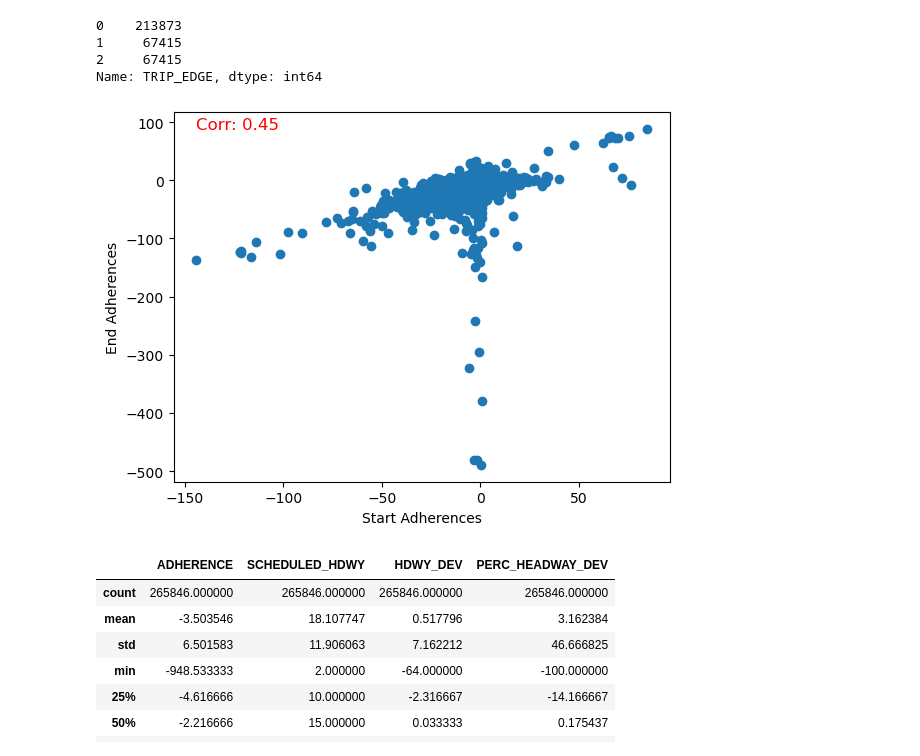
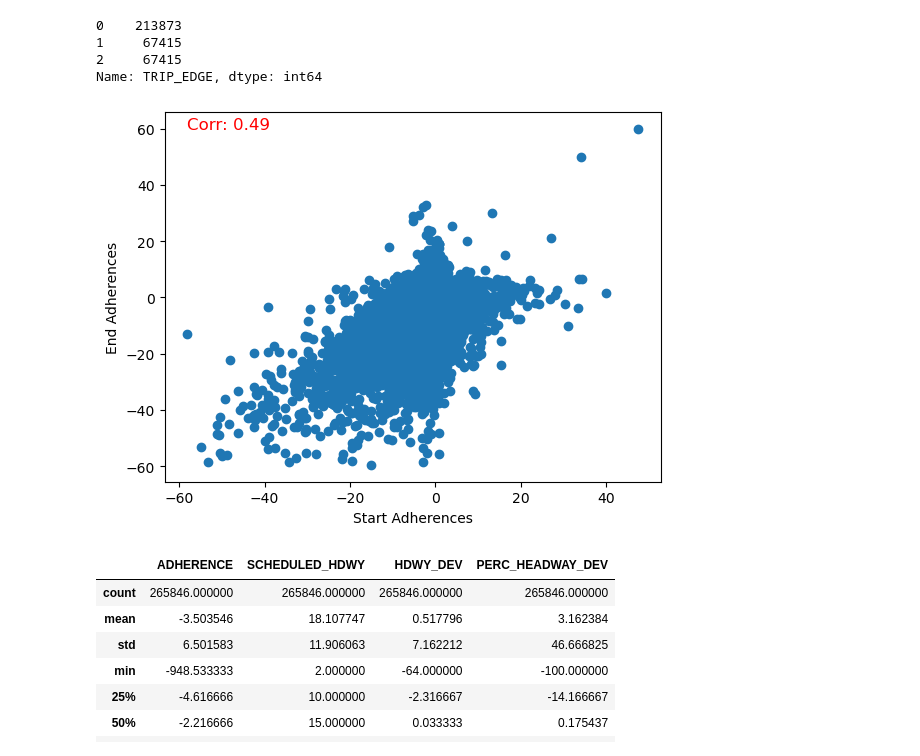
Before and after one commit to nss-data-science-cohort-7/wego-bone_scrapers_wego, a Jupyter notebook: notebooks/eda_sd.ipynb, the cells around one changed output. Cells and saved outputs as stored; diff of their text form; code cells hidden in the pictures.

```diff
--- a/notebooks/eda_sd.ipynb
+++ b/notebooks/eda_sd.ipynb
@@ -99,23 +99,23 @@ end_adherences = data_complete_trips[data_complete_trips["TRIP_EDGE"] ==2]["ADHE
 # %%
 x_values = []
 y_values = []
-lim = float('inf')
-# lim = 60
+# lim = float('inf')
+lim = 60
 for x_value, y_value in zip(start_adherences, end_adherences):
     if not math.isnan(x_value) and not math.isnan(y_value) and abs(x_value) < lim and abs(y_value) < lim:
         x_values.append(x_value)
         y_values.append(y_value)
 plt.scatter(x_values, y_values)
 plt.xlabel("Start Adherences")
 plt.ylabel("End Adherences")
 correlation = np.corrcoef(x_values, y_values)[0, 1]
 text_content = f"Corr: {correlation:.2f}"
 textbox_x = min(x_values)  # X-coordinate for the top-left corner
 textbox_y = max(y_values)  # Y-coordinate for the top-left corner (use the maximum y-value)
 plt.text(textbox_x, textbox_y, text_content, fontsize=12, color='red')
 plt.show()
 # %% [output]
-[figure, old version]
+[figure, new version]
 # %%
 data["PERC_HEADWAY_DEV"] = 100*data["HDWY_DEV"]/data["SCHEDULED_HDWY"]
 # %%
```
Also changed, not shown: parts of 2 cells of this notebook.
